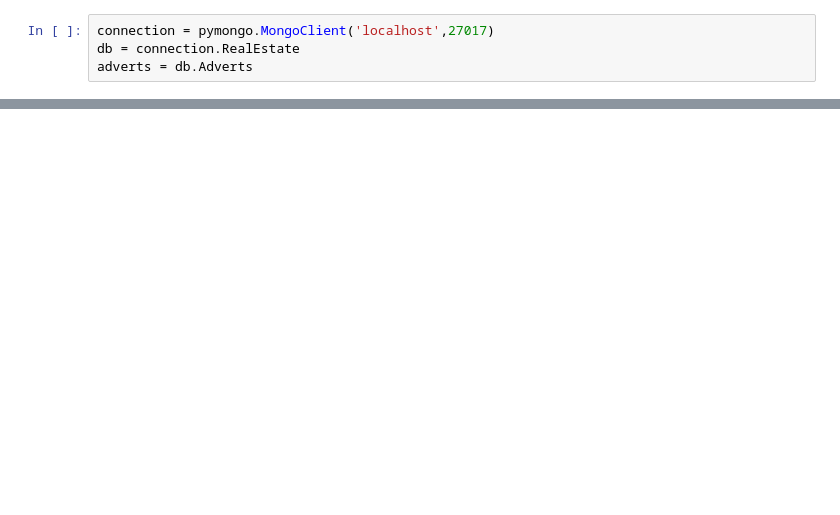
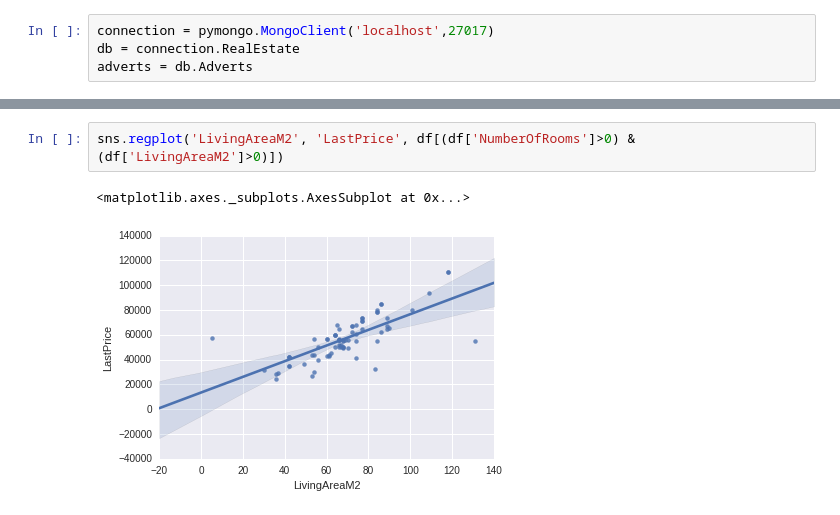
Before and after one commit to Scapogo/WebScraping, a Jupyter notebook: Jupyter/DataVisualisation.ipynb, the cells around one changed output, grey strips where cells are left out. Drawn from its saved outputs; the diff is of its cells as text; blank space fills up the shorter version.

```diff
--- a/Jupyter/DataVisualisation.ipynb
+++ b/Jupyter/DataVisualisation.ipynb
@@ -34,0 +71,5 @@ df
+# %%
+sns.regplot('LivingAreaM2', 'LastPrice', df[(df['NumberOfRooms']>0) & (df['LivingAreaM2']>0)])
+# %% [output]
+<matplotlib.axes._subplots.AxesSubplot at 0x...>
+[figure, added]
```
Also changed, not shown: parts of 10 cells of this notebook, 2 other files.
